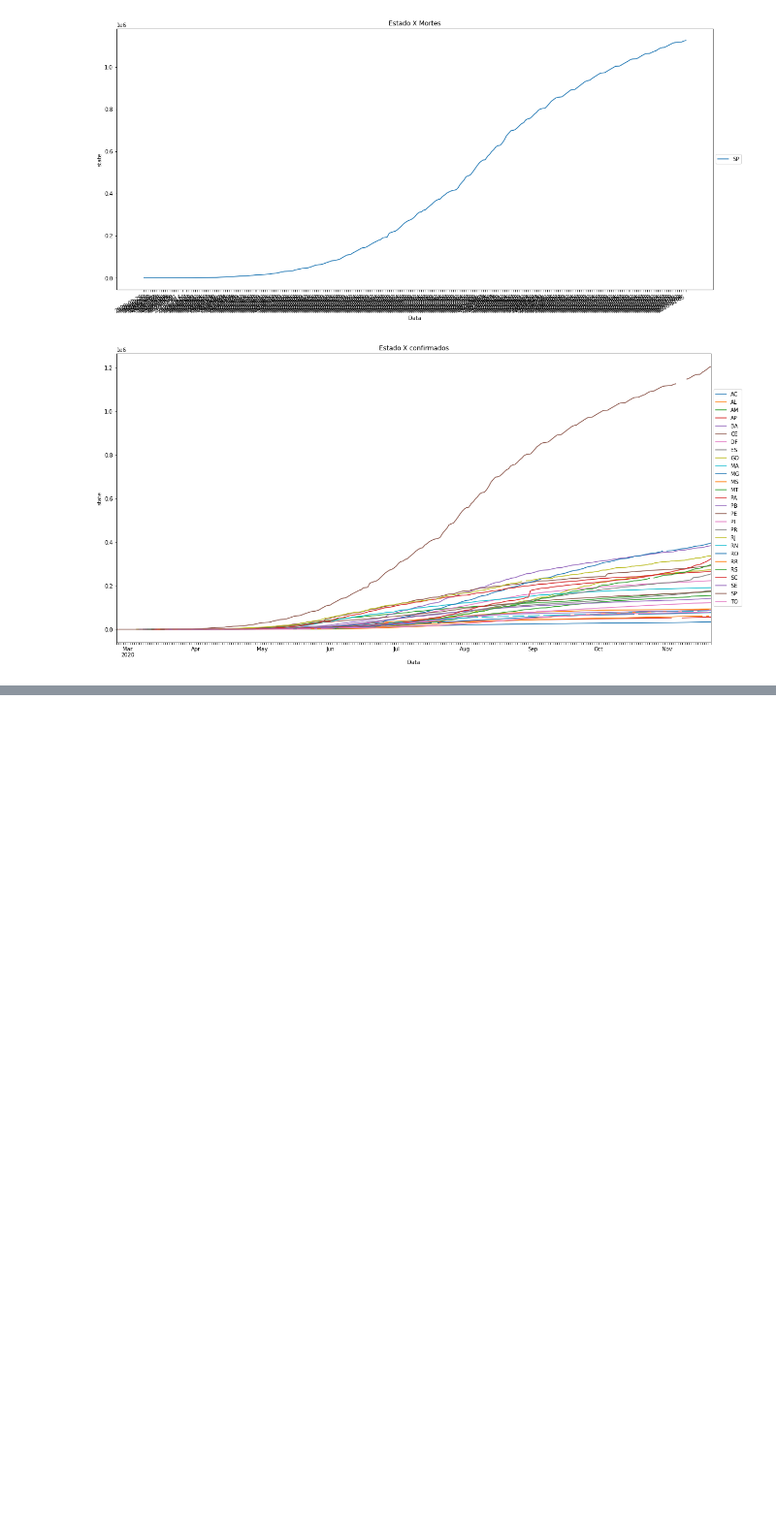
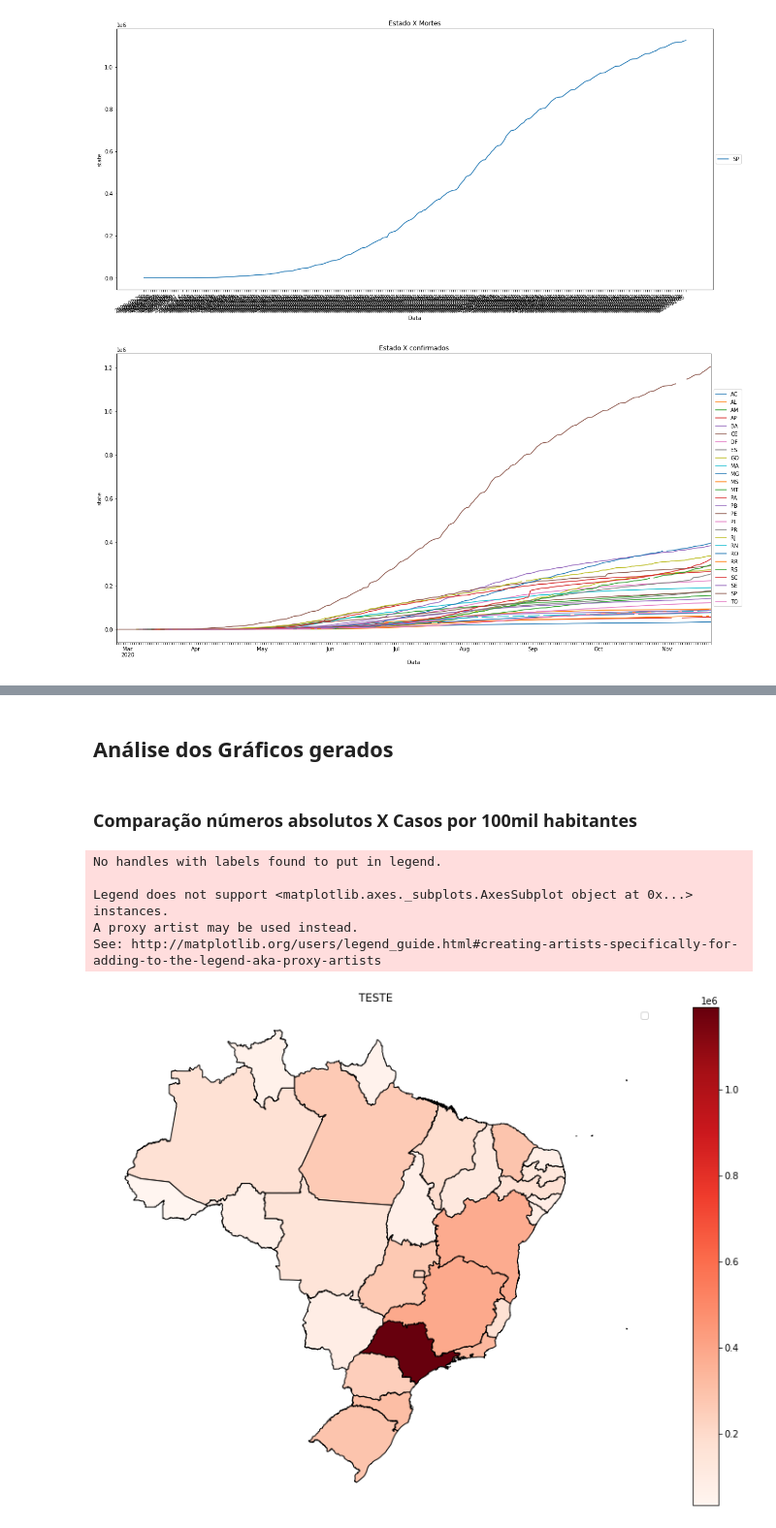
Before and after one commit to Kensawa94/Portifolio-Alura, a Jupyter notebook: Desafios/Desafio_modulo_1/Desafio_1_COVID.ipynb, the cells around one changed output, grey strips where cells are left out. Shown at 97% size. Drawn from its saved outputs; the diff is of its cells as text; code cells hidden in the pictures; blank space fills up the shorter version.

Commit message:
Adicionando análises
Limpando algumas informações desnecessárias
e adicionando informações

```diff
--- a/Desafios/Desafio_modulo_1/Desafio_1_COVID.ipynb
+++ b/Desafios/Desafio_modulo_1/Desafio_1_COVID.ipynb
@@ -46,20 +64,12 @@ data_new['anomes'] = data_new['Data'].dt.strftime('%Y%m')
 # %% [markdown]
 ### - Adicionando um campo de região
 # %%
-d = {'RO': 'Norte','AC': 'Norte','AM': 'Norte','RR': 'Norte','PA': 'Norte'
+def UF_X_Regiao(df):
+  d = {'RO': 'Norte','AC': 'Norte','AM': 'Norte','RR': 'Norte','PA': 'Norte'
     ,'AP': 'Norte','TO': 'Norte','MA': 'Nordeste','PI': 'Nordeste','CE': 'Nordeste'
     ,'RN': 'Nordeste','PA': 'Nordeste','PE': 'Nordeste','AL': 'Nordeste','SE': 'Nordeste'
     ,'BA': 'Nordeste','MG': 'Sudeste','ES': 'Sudeste','RJ': 'Sudeste','SP': 'Sudeste'
     ,'PA': 'Sul','SC': 'Sul','RS': 'Sul','MS': 'Centro-Oeste','MT': 'Centro-Oeste'
     ,'GO': 'Centro-Oeste','DF': 'Centro-Oeste'}
-
-data['Regiao'] = data['state'].map(d)
+  df['Regiao'] = df['state'].map(d)
+  return(df)
-# %%
-d = {'RO': 'Norte','AC': 'Norte','AM': 'Norte','RR': 'Norte','PA': 'Norte'
-    ,'AP': 'Norte','TO': 'Norte','MA': 'Nordeste','PI': 'Nordeste','CE': 'Nordeste'
-    ,'RN': 'Nordeste','PA': 'Nordeste','PE': 'Nordeste','AL': 'Nordeste','SE': 'Nordeste'
-    ,'BA': 'Nordeste','MG': 'Sudeste','ES': 'Sudeste','RJ': 'Sudeste','SP': 'Sudeste'
-    ,'PA': 'Sul','SC': 'Sul','RS': 'Sul','MS': 'Centro-Oeste','MT': 'Centro-Oeste'
-    ,'GO': 'Centro-Oeste','DF': 'Centro-Oeste'}
-
-data_new['Regiao'] = data_new['state'].map(d)
@@ -140,2 +79,3 @@ DF_Estados = data[data['place_type']=='state']
 # %%
+data_new = UF_X_Regiao(data_new)
 DF_Estados_new =   data_new[data_new['place_type']=='state']
@@ -238,0 +175,27 @@ Brasil_MAP[Brasil_MAP['date']=='2020-11-21'].plot(
+# %% [markdown]
+## Análise dos Gráficos gerados
+# %% [markdown]
+### Comparação números absolutos X Casos por 100mil habitantes
+# %%
+#Brasil_MAP = Brasil_MAP['']
+plot = Brasil_MAP[Brasil_MAP['date']=='2020-11-19'].plot(
+      column = 'confirmed',
+      cmap = 'Reds',
+      figsize = (16,10),
+      legend = True,
+      edgecolor = 'black'
+
+  )
+
+plot.axis('off')
+plt.legend(loc='center left', bbox_to_anchor=(1.0, 0.5))
+plt.legend([plot],['CASOS CONFIRMADOS'])
+plt.title('TESTE')
+plt.show()
+# %% [output]
+No handles with labels found to put in legend.
+
+Legend does not support <matplotlib.axes._subplots.AxesSubplot object at 0x...> instances.
+A proxy artist may be used instead.
+See: http://matplotlib.org/users/legend_guide.html#creating-artists-specifically-for-adding-to-the-legend-aka-proxy-artists
+[figure, added]
```
Also changed, not shown: parts of 32 cells of this notebook.
